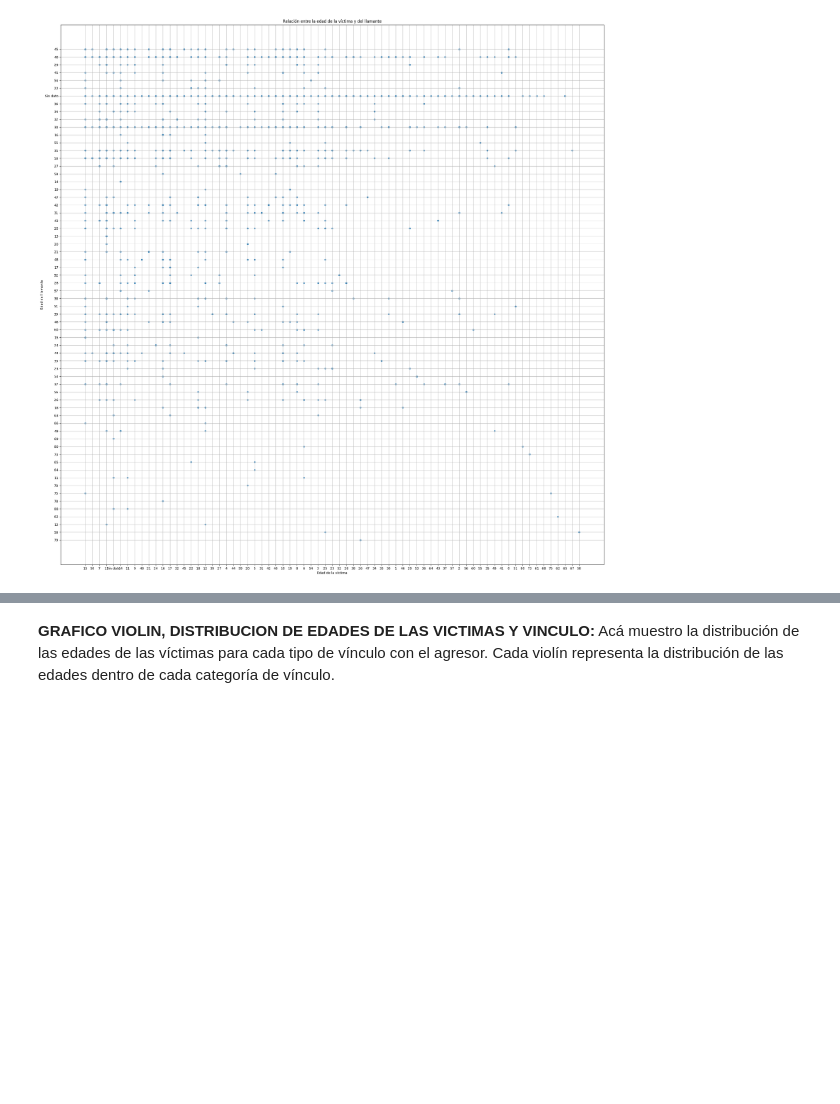
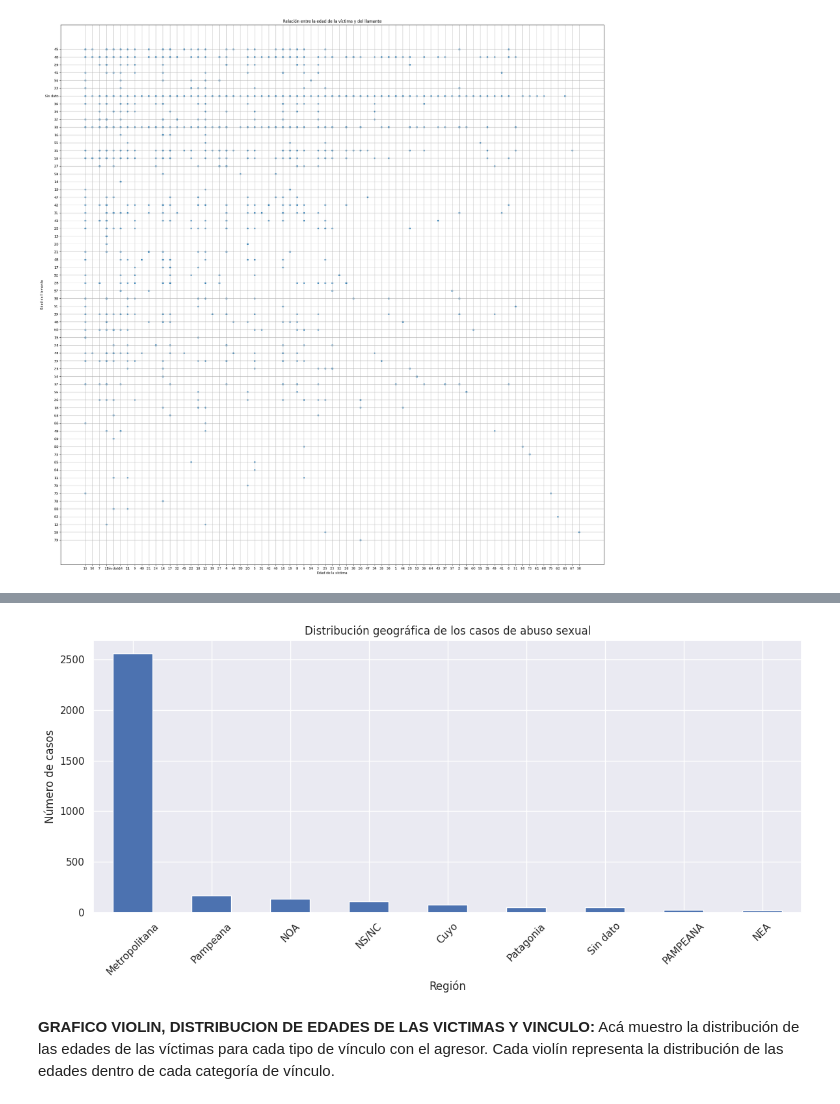
Before and after one commit to originarsemkt/DATA-SCIENCE, a Jupyter notebook: Primera_entrega.ipynb, the cells around one changed output, grey strips where cells are left out. Cells and saved outputs as stored; diff of their text form; code cells hidden in the pictures; blank space fills up the shorter version.

```diff
--- a/Primera_entrega.ipynb
+++ b/Primera_entrega.ipynb
@@ -247,3 +323,24 @@ plt.show()
+# %%
+import pandas as pd
+import matplotlib.pyplot as plt
+
+# Suponiendo que tu DataFrame se llama df_abuso y la columna de la región se llama 'llamado_region'
+
+# Contar el número de casos por región
+casos_por_region = df_abuso['llamado_region'].value_counts()
+
+# Graficar la distribución geográfica de los casos de abuso sexual
+plt.figure(figsize=(12, 6))
+casos_por_region.plot(kind='bar')
+plt.title('Distribución geográfica de los casos de abuso sexual')
+plt.xlabel('Región')
+plt.ylabel('Número de casos')
+plt.xticks(rotation=45)  # Rotar las etiquetas del eje x para mayor legibilidad
+plt.grid(True)
+plt.tight_layout()
+plt.show()
+# %% [output]
+[figure, added]
 # %% [markdown]
 **GRAFICO VIOLIN, DISTRIBUCION DE EDADES DE LAS VICTIMAS Y VINCULO:**
 Acá muestro la distribución de las edades de las víctimas para cada tipo de vínculo con el agresor.
```
Also changed, not shown: parts of 5 cells of this notebook.
